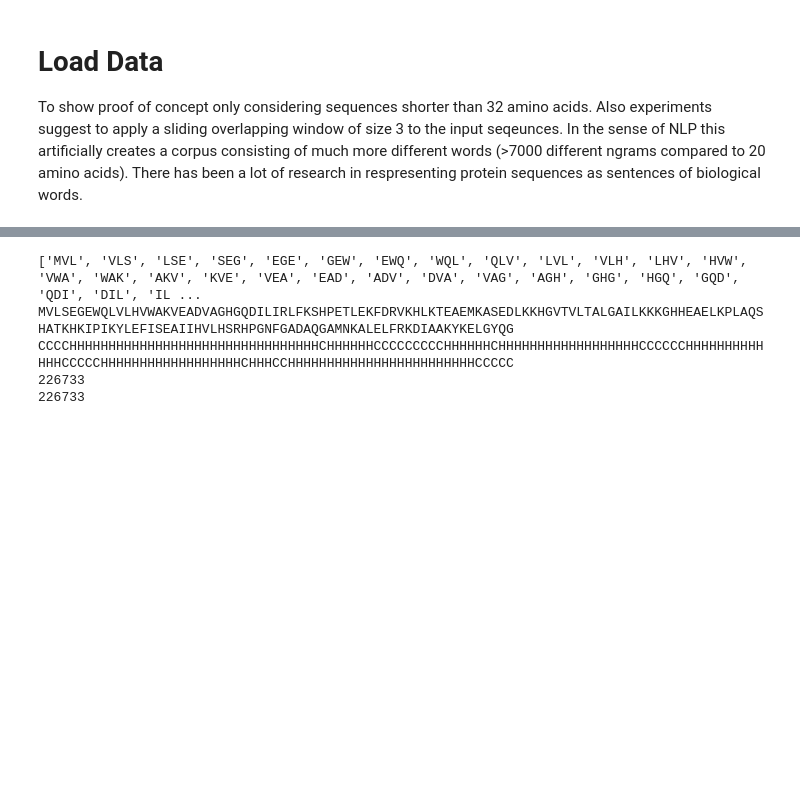
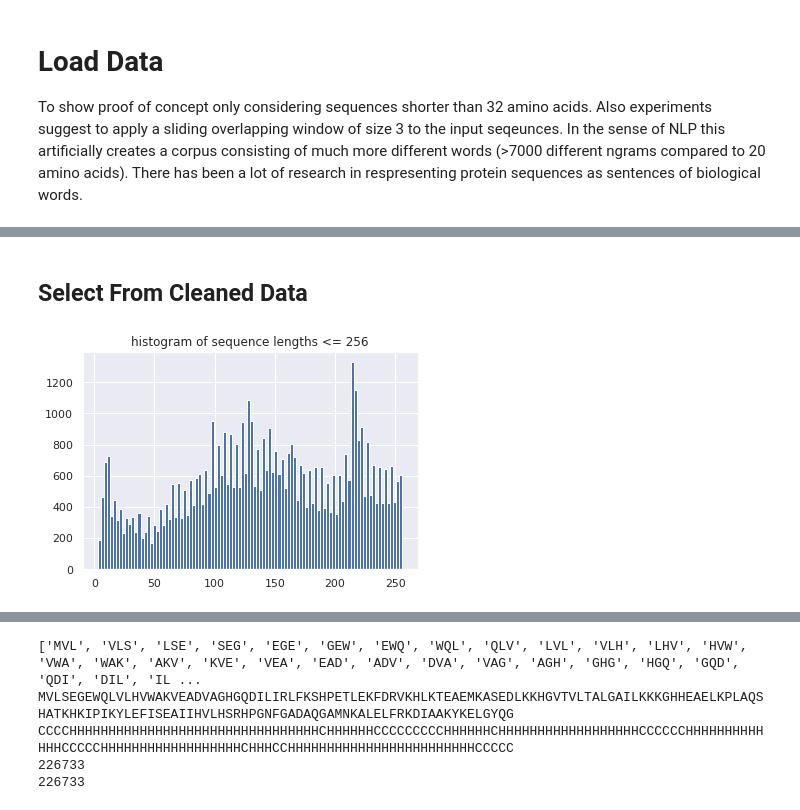
Before and after one commit to ArafatRohan93/PSSP_LSTM, a Jupyter notebook: PSSP_LSTM.ipynb, the cells around one changed output, grey strips where cells are left out. Drawn from its saved outputs; the diff is of its cells as text; code cells hidden in the pictures; blank space fills up the shorter version.

```diff
--- a/PSSP_LSTM.ipynb
+++ b/PSSP_LSTM.ipynb
@@ -66,0 +72,14 @@ print(df.shape)
+# %%
+def clear_asterisks(df, seqs_column_name, pct=0.00001):
+    indices = []
+    dropped = 0
+    for i, seq in enumerate(df[seqs_column_name]):
+        if (seq.count('*')*100/len(seq)) <= pct: indices.append(i)
+        else:
+          dropped = dropped+1
+          print(seq)
+    print(dropped)
+    return df.iloc[indices]
+
+df = clear_asterisks(df,'seq')
+df.shape
@@ -66,0 +105,9 @@ print(df.shape)
+# %% [markdown]
+## Select From Cleaned Data
+# %%
+df1 = df[['seq','len','sst3','sst8']][(df['len']<=256)&(df['has_nonstd_aa']==False)]
+df1.drop_duplicates(subset='seq',inplace=True)
+plt.hist(x='len',data=df1,bins=100,histtype='bar');
+plt.title('histogram of sequence lengths <= 256');
+# %% [output]
+[figure, added]
```
Also changed, not shown: parts of 105 cells of this notebook.
